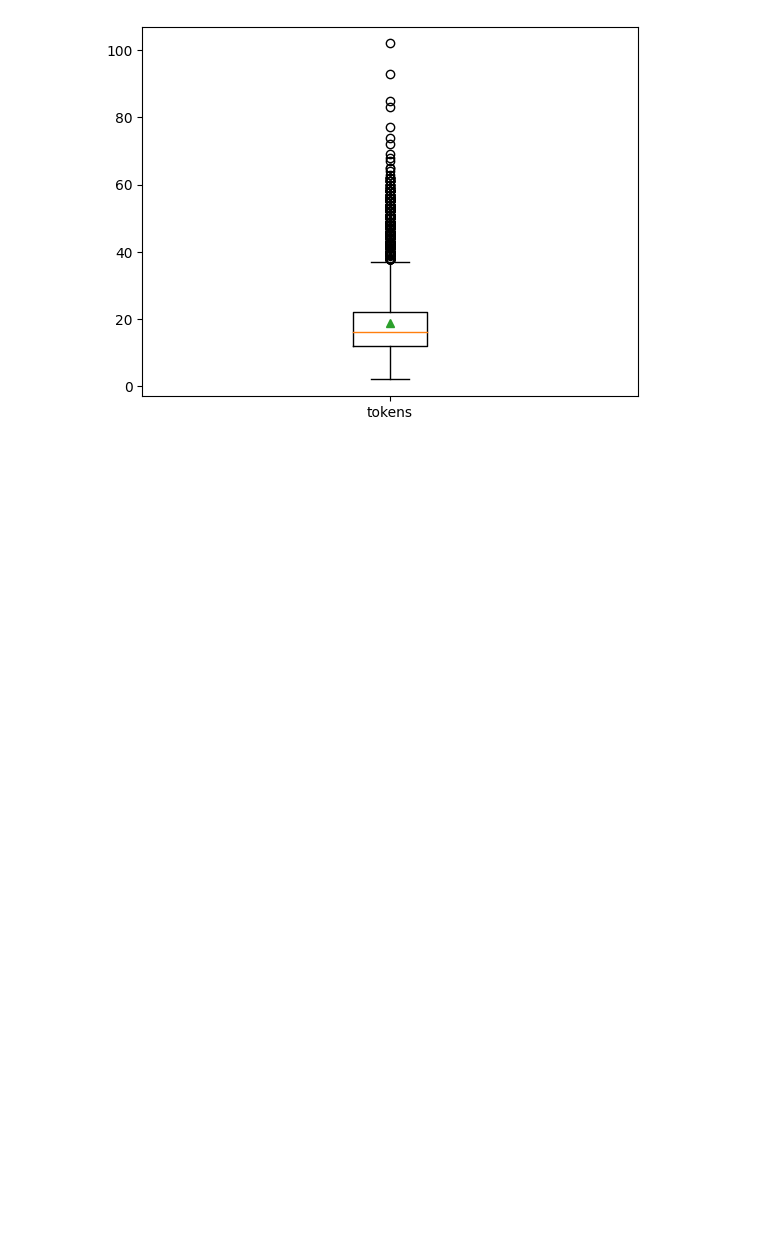
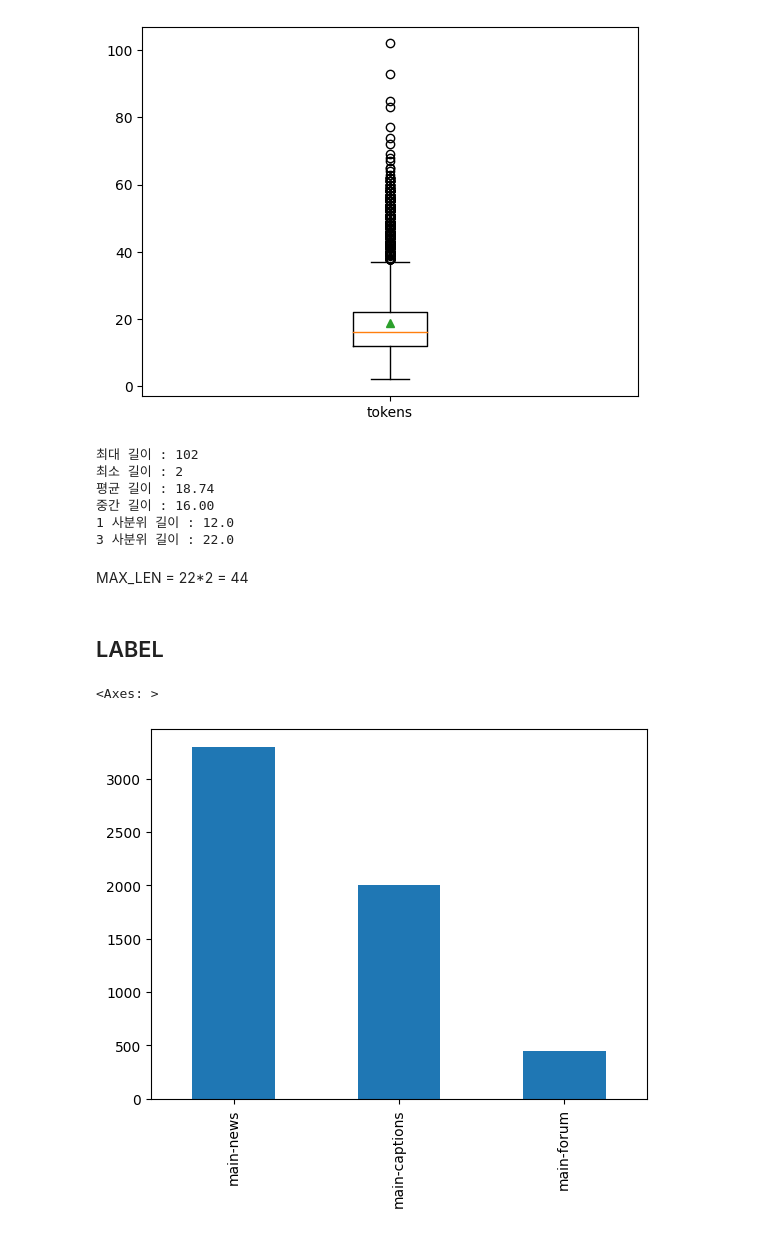
Before and after one commit to DonghaeSuh/NLP_Pytorch, a Jupyter notebook: Model/BERT/BERT_STS.ipynb, the cells around one changed output. Drawn from its saved outputs; the diff is of its cells as text; code cells hidden in the pictures; blank space fills up the shorter version.

```diff
--- a/Model/BERT/BERT_STS.ipynb
+++ b/Model/BERT/BERT_STS.ipynb
@@ -151,0 +152,24 @@ plt.show()
+# %%
+# statistic
+print('최대 길이 : {}'.format(np.max(sen_len)))
+print('최소 길이 : {}'.format(np.min(sen_len)))
+print('평균 길이 : {:.2f}'.format(np.mean(sen_len)))
+print('중간 길이 : {:.2f}'.format(np.median(sen_len)))
+print('1 사분위 길이 : {}'.format(np.percentile(sen_len,25)))
+print('3 사분위 길이 : {}'.format(np.percentile(sen_len,75))) # => 채택
+# %% [output]
+최대 길이 : 102
+최소 길이 : 2
+평균 길이 : 18.74
+중간 길이 : 16.00
+1 사분위 길이 : 12.0
+3 사분위 길이 : 22.0
+# %% [markdown]
+MAX_LEN = 22*2 = 44
+# %% [markdown]
+## LABEL
+# %%
+train_df.genre.value_counts().plot(kind='bar')
+# %% [output]
+<Axes: >
+[figure, added]
```
Also changed, not shown: parts of 27 cells of this notebook.
